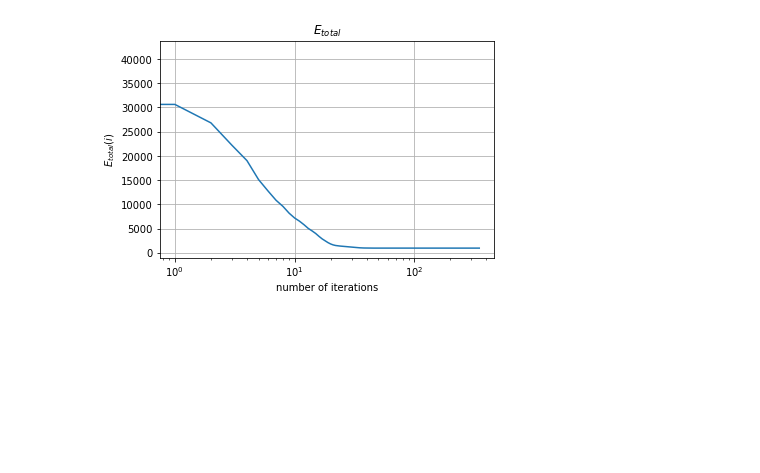
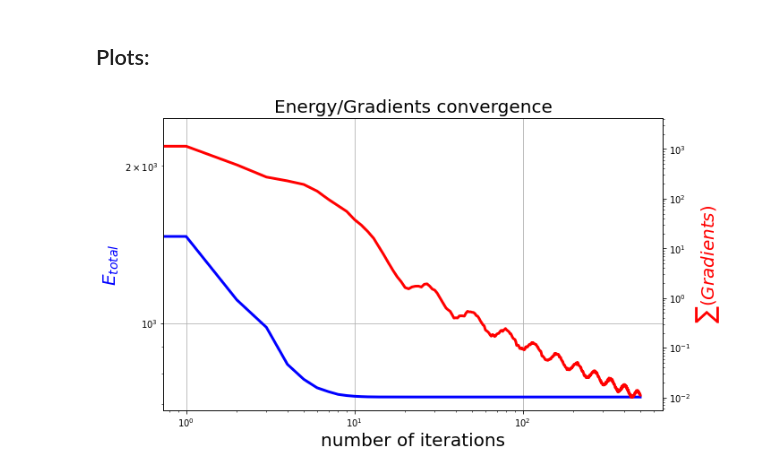
Before and after one commit to vrettasm/MeanFieldVarGP, a Jupyter notebook: src/examples/example_L63.ipynb, the cells around one changed output. Saved outputs shown, nothing was run; the diff lists cells and outputs as text; code cells hidden in the pictures; blank space fills up the shorter version.

```diff
--- a/src/examples/example_L63.ipynb
+++ b/src/examples/example_L63.ipynb
@@ -93,6 +147,6 @@ plt.grid(True)
 # %%
 # This time space is in index-units.
-time_space = [0, *obs_idk, len(x0)-1]
+time_space = [0, *obs_idk, len(x0[0])-1]
 
 mp_idk = []
 sp_idk = []
@@ -121,10 +177,10 @@ sp_idk = np.unique(sp_idk)
 mp_t0 = x0[:, mp_idk]
 
 # Initialize variance points.
-sp_t0 = 2.5 * np.ones((3, len(sp_idk)))
+sp_t0 = 4.0 * np.ones((3, len(sp_idk)))
 
 # Perturb with some positive noise.
-sp_t0 += 0.1 * np.random.rand(*sp_t0.shape)
+sp_t0 += 2.0 * np.random.rand(*sp_t0.shape)
 
 # Put the variance in log-space.
 sp_t0 = np.log(sp_t0)
@@ -131,7 +189,7 @@ sp_t0 = np.log(sp_t0)
 # %%
 # Initial prior moments for N(mu0, tau0).
-mu0 = np.ones(3)
-tau0 = 0.5 * np.ones(3)
+mu0 = 10.0 * np.ones(3)
+tau0 = 5.0 * np.ones(3)
 
 # Create a FreeEnergy object.
 free_energy = FreeEnergy(L3D, mu0, tau0, obs_idk*dt, obs_val, obs_noise)
@@ -139,6 +203,6 @@ free_energy = FreeEnergy(L3D, mu0, tau0, obs_idk*dt, obs_val, obs_noise)
 # Run the optimization.
 opt_res = free_energy.find_minimum(np.concatenate((mp_t0.flatten(order='C'),
                                                    sp_t0.flatten(order='C')), axis=0),
-                                   maxiter=350, f_tol=1.0e-4, check_gradients=False, verbose=True)
+                                   maxiter=500, f_tol=1.0e-4, check_gradients=False, verbose=True)
 # %% [output]
 SCG: Optimization started ...
@@ -159,9 +237,21 @@ opt_x, opt_fx, opt_stats = opt_res
+# %% [markdown]
+## Plots:
 # %%
+# Make a single plot.
+_, ax1 = plt.subplots(1, figsize=(10, 6))
+
 # Plot the energy values.
-plt.semilogx(opt_stats["fx"][0:opt_stats["MaxIt"]])
-plt.title("$E_{total}$")
-plt.xlabel("number of iterations")
-plt.ylabel("$E_{total}(i)$")
-plt.grid();
+ax1.loglog(opt_stats["fx"][0:opt_stats["MaxIt"]], color='b', linewidth=3)
+ax1.set_title("Energy/Gradients convergence", fontsize=20)
+ax1.set_xlabel("number of iterations", fontsize=20)
+ax1.set_ylabel("$E_{total}$", color='b', fontsize=20)
+
+# Define second y-axis that shares x-axis with current plot.
+ax2 = ax1.twinx()
+ax2.loglog(opt_stats["dfx"][0:opt_stats["MaxIt"]], color='r', linewidth=3)
+ax2.set_ylabel("$\sum (Gradients) $", color='r', fontsize=20)
+
+# Plot the grid.
+ax1.grid(True)
 # %% [output]
-[figure, old version]
+[figure, new version]
```
Also changed, not shown: parts of 30 cells of this notebook.
